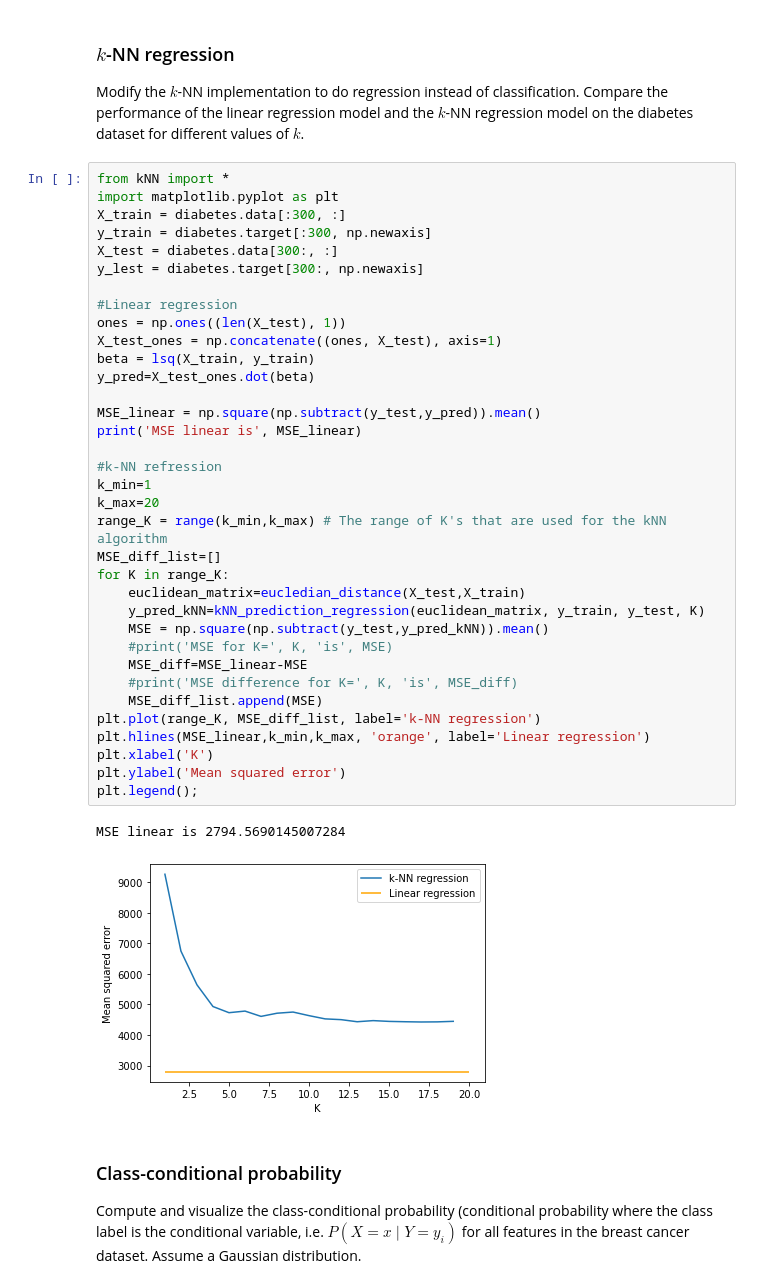
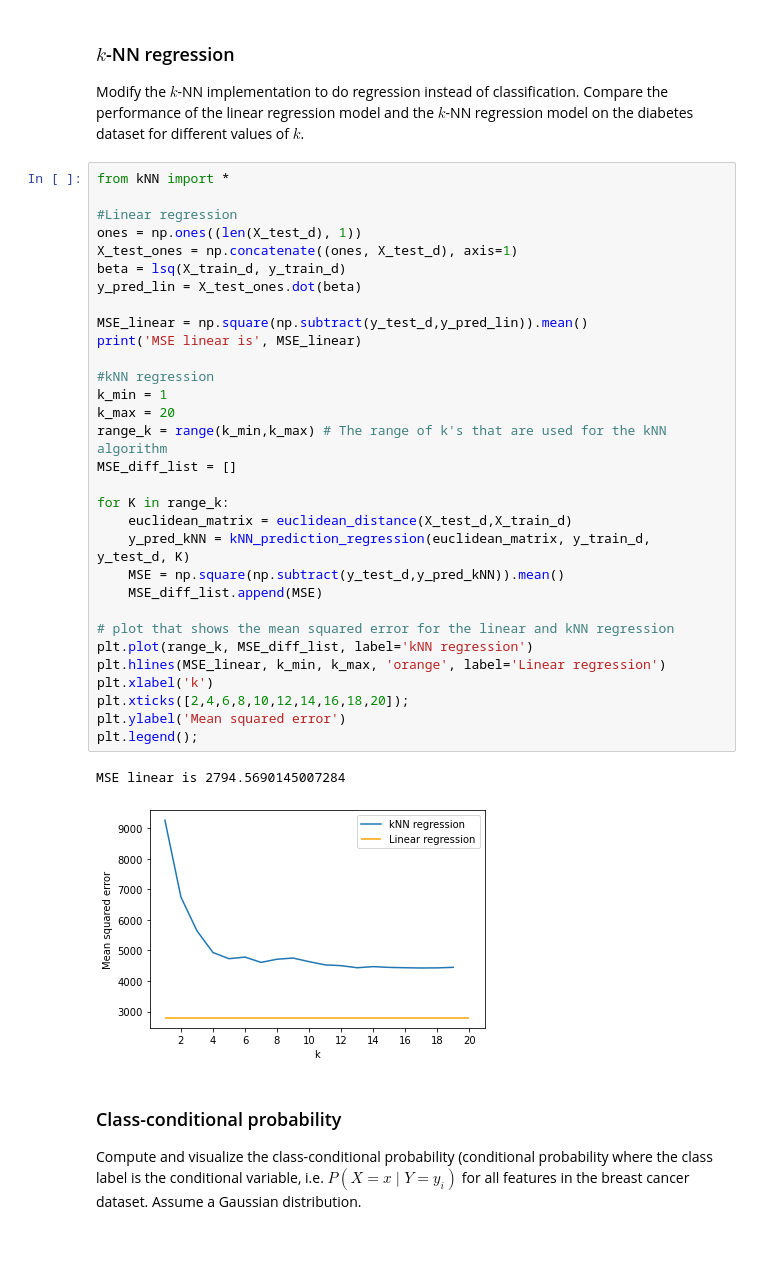
Before and after one commit to bgeven/8DM50_Group4, a Jupyter notebook: Assignment_week_1/GA_group4_week_1.ipynb, the cells around one changed output. Cells and saved outputs as stored; diff of their text form; blank space fills up the shorter version.

```diff
--- a/Assignment_week_1/GA_group4_week_1.ipynb
+++ b/Assignment_week_1/GA_group4_week_1.ipynb
@@ -237,42 +236,38 @@ plt.ylabel('Rate of good predictions:all predictions')
 Modify the $k$-NN implementation to do regression instead of classification. Compare the performance of the linear regression model and the $k$-NN regression model on the diabetes dataset for different values of $k$.
 # %%
 from kNN import *
-import matplotlib.pyplot as plt
-X_train = diabetes.data[:300, :]
-y_train = diabetes.target[:300, np.newaxis]
-X_test = diabetes.data[300:, :]
-y_lest = diabetes.target[300:, np.newaxis]
 
 #Linear regression
-ones = np.ones((len(X_test), 1))
-X_test_ones = np.concatenate((ones, X_test), axis=1)
-beta = lsq(X_train, y_train)
-y_pred=X_test_ones.dot(beta)
+ones = np.ones((len(X_test_d), 1))
+X_test_ones = np.concatenate((ones, X_test_d), axis=1)
+beta = lsq(X_train_d, y_train_d)
+y_pred_lin = X_test_ones.dot(beta)
 
-MSE_linear = np.square(np.subtract(y_test,y_pred)).mean()
+MSE_linear = np.square(np.subtract(y_test_d,y_pred_lin)).mean()
 print('MSE linear is', MSE_linear)
 
-#k-NN refression
-k_min=1
-k_max=20
-range_K = range(k_min,k_max) # The range of K's that are used for the kNN algorithm
-MSE_diff_list=[]
-for K in range_K:
-    euclidean_matrix=eucledian_distance(X_test,X_train)
-    y_pred_kNN=kNN_prediction_regression(euclidean_matrix, y_train, y_test, K)
-    MSE = np.square(np.subtract(y_test,y_pred_kNN)).mean()
-    #print('MSE for K=', K, 'is', MSE)
-    MSE_diff=MSE_linear-MSE
-    #print('MSE difference for K=', K, 'is', MSE_diff)
+#kNN regression
+k_min = 1
+k_max = 20
+range_k = range(k_min,k_max) # The range of k's that are used for the kNN algorithm
+MSE_diff_list = []
+
+for K in range_k:
+    euclidean_matrix = euclidean_distance(X_test_d,X_train_d)
+    y_pred_kNN = kNN_prediction_regression(euclidean_matrix, y_train_d, y_test_d, K)
+    MSE = np.square(np.subtract(y_test_d,y_pred_kNN)).mean()
     MSE_diff_list.append(MSE)
-plt.plot(range_K, MSE_diff_list, label='k-NN regression')
-plt.hlines(MSE_linear,k_min,k_max, 'orange', label='Linear regression')
-plt.xlabel('K')
+
+# plot that shows the mean squared error for the linear and kNN regression
+plt.plot(range_k, MSE_diff_list, label='kNN regression')
+plt.hlines(MSE_linear, k_min, k_max, 'orange', label='Linear regression')
+plt.xlabel('k')
+plt.xticks([2,4,6,8,10,12,14,16,18,20]);
 plt.ylabel('Mean squared error')
 plt.legend();
 # %% [output]
 MSE linear is 2794.5690145007284
-[figure, old version]
+[figure, new version]
 # %% [markdown]
 ### Class-conditional probability
 
```
Also changed, not shown: parts of 14 cells of this notebook, 4 other files.
